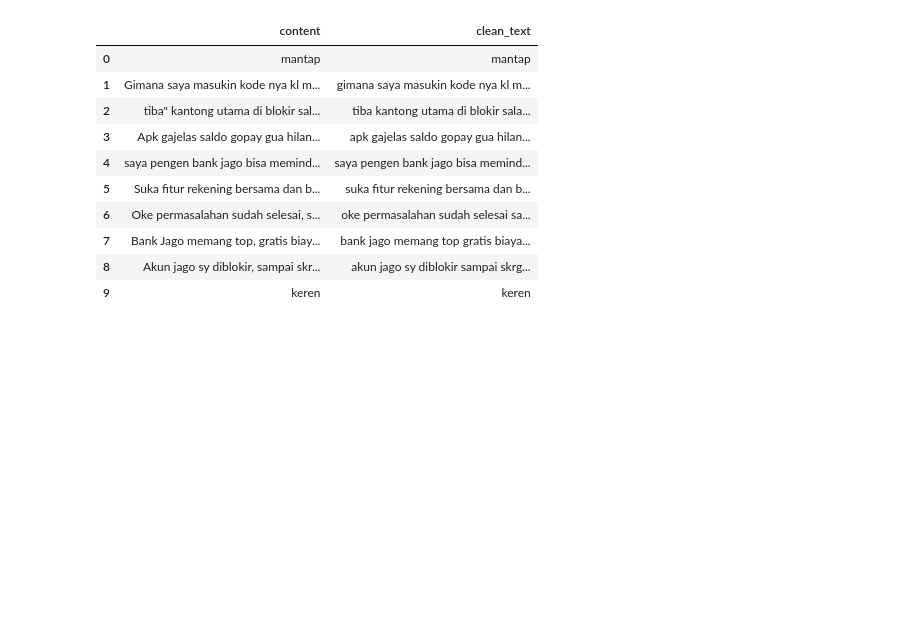
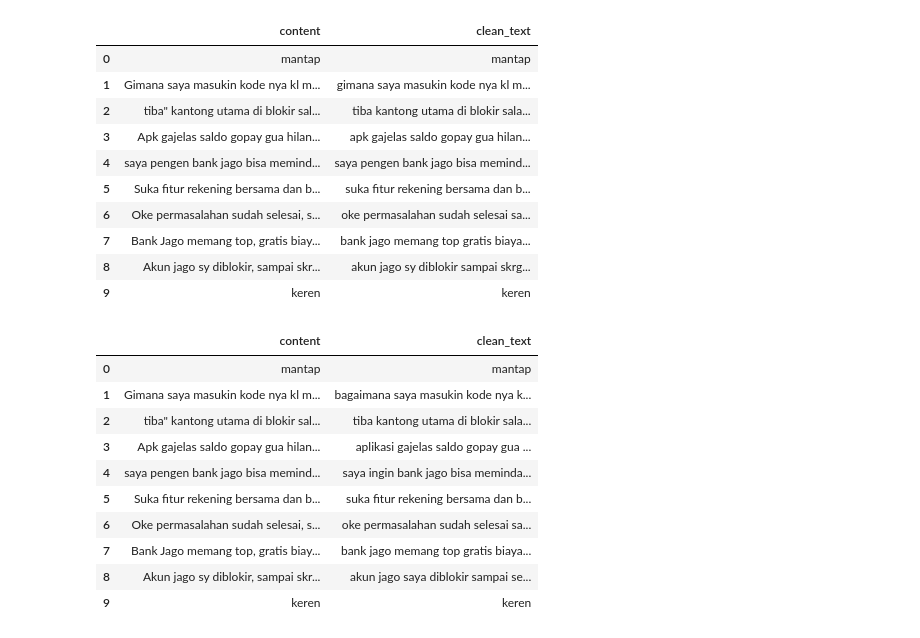
Before and after one commit to abyansyah052/NLP-1, a Jupyter notebook: jupyter/2-Preprocessing.ipynb, the cells around one changed output. Cells and saved outputs as stored; diff of their text form; code cells hidden in the pictures; blank space fills up the shorter version.

```diff
--- a/jupyter/2-Preprocessing.ipynb
+++ b/jupyter/2-Preprocessing.ipynb
@@ -102,6 +122,68 @@ df_text[["content", "clean_text"]].head(10)
 | 7 | Bank Jago memang top, gratis biay... | bank jago memang top gratis biaya... |
 | 8 | Akun jago sy diblokir, sampai skr... | akun jago sy diblokir sampai skrg... |
 | 9 | keren | keren |
+# %%
+slang_dict = {
+    "ga": "tidak", "gak": "tidak", "nggak": "tidak", "ngga": "tidak",
+    "gk": "tidak", "tdk": "tidak", "g": "tidak",
+    "sy": "saya", "aku": "saya", "gue": "saya", "gw": "saya",
+    "lu": "kamu", "lo": "kamu", "elu": "kamu",
+    "km": "kamu", "kamu": "kamu",
+    "udh": "sudah", "udah": "sudah", "dah": "sudah",
+    "blm": "belum", "blum": "belum",
+    "bgt": "banget", "bngt": "banget",
+    "yg": "yang", "yng": "yang",
+    "dgn": "dengan", "dg": "dengan",
+    "utk": "untuk", "tuk": "untuk",
+    "jg": "juga", "jga": "juga",
+    "sdh": "sudah", "sdng": "sedang",
+    "krn": "karena", "karna": "karena",
+    "bisa": "bisa", "bs": "bisa",
+    "dr": "dari", "dri": "dari",
+    "di": "di", "dlm": "dalam",
+    "emg": "memang", "emang": "memang",
+    "gimana": "bagaimana", "gmna": "bagaimana",
+    "aja": "saja", "aj": "saja",
+    "dpt": "dapat", "dpat": "dapat",
+    "mau": "mau", "mo": "mau",
+    "skrg": "sekarang", "skrang": "sekarang",
+    "trs": "terus", "trus": "terus",
+    "pengen": "ingin", "pgn": "ingin",
+    "klo": "kalau", "kl": "kalau", "kalo": "kalau",
+    "tp": "tapi", "tpi": "tapi",
+    "apk": "aplikasi", "app": "aplikasi",
+    "lg": "lagi", "lgi": "lagi",
+    "nih": "ini", "ni": "ini",
+    "itu": "itu", "tu": "itu",
+    "hbs": "habis", "abis": "habis",
+    "jgn": "jangan",
+    "msh": "masih", "msih": "masih",
+    "bnyk": "banyak", "bnyak": "banyak",
+    "pke": "pakai", "pkai": "pakai", "make": "pakai",
+    "sampe": "sampai", "smpe": "sampai",
+    "knp": "kenapa", "knapa": "kenapa",
+    "napa": "kenapa",
+}
+
+def normalize_slang(text):
+    words = text.split()
+    normalized = [slang_dict.get(word, word) for word in words]
+    return " ".join(normalized)
+
+df_text["clean_text"] = df_text["clean_text"].apply(normalize_slang)
+df_text[["content", "clean_text"]].head(10)
+# %% [output]
+|  | content | clean_text |
+| 0 | mantap | mantap |
+| 1 | Gimana saya masukin kode nya kl m... | bagaimana saya masukin kode nya k... |
+| 2 | tiba" kantong utama di blokir sal... | tiba kantong utama di blokir sala... |
+| 3 | Apk gajelas saldo gopay gua hilan... | aplikasi gajelas saldo gopay gua ... |
+| 4 | saya pengen bank jago bisa memind... | saya ingin bank jago bisa meminda... |
+| 5 | Suka fitur rekening bersama dan b... | suka fitur rekening bersama dan b... |
+| 6 | Oke permasalahan sudah selesai, s... | oke permasalahan sudah selesai sa... |
+| 7 | Bank Jago memang top, gratis biay... | bank jago memang top gratis biaya... |
+| 8 | Akun jago sy diblokir, sampai skr... | akun jago saya diblokir sampai se... |
+| 9 | keren | keren |
 # %%
 import nltk
 
```
Also changed, not shown: parts of 5 cells of this notebook, 4 other files.
